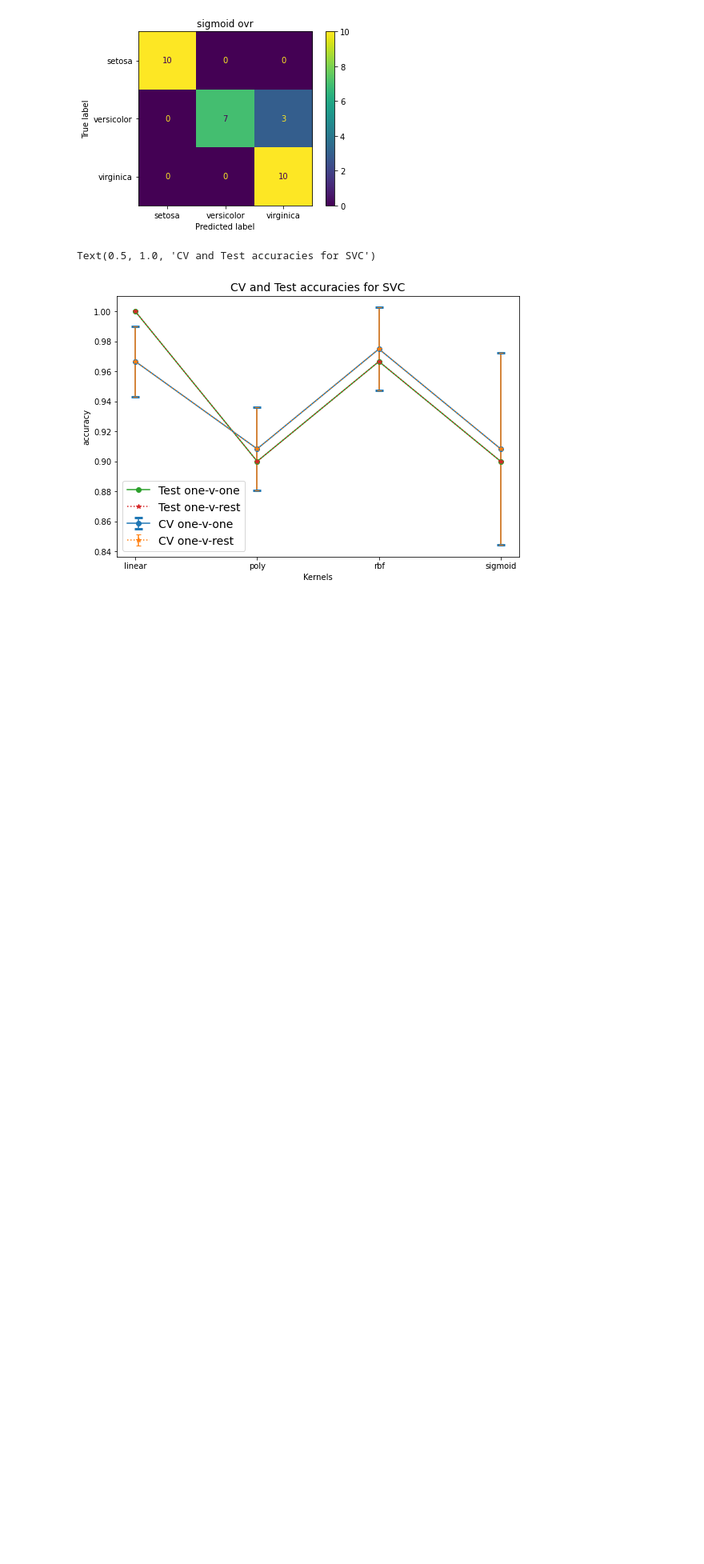
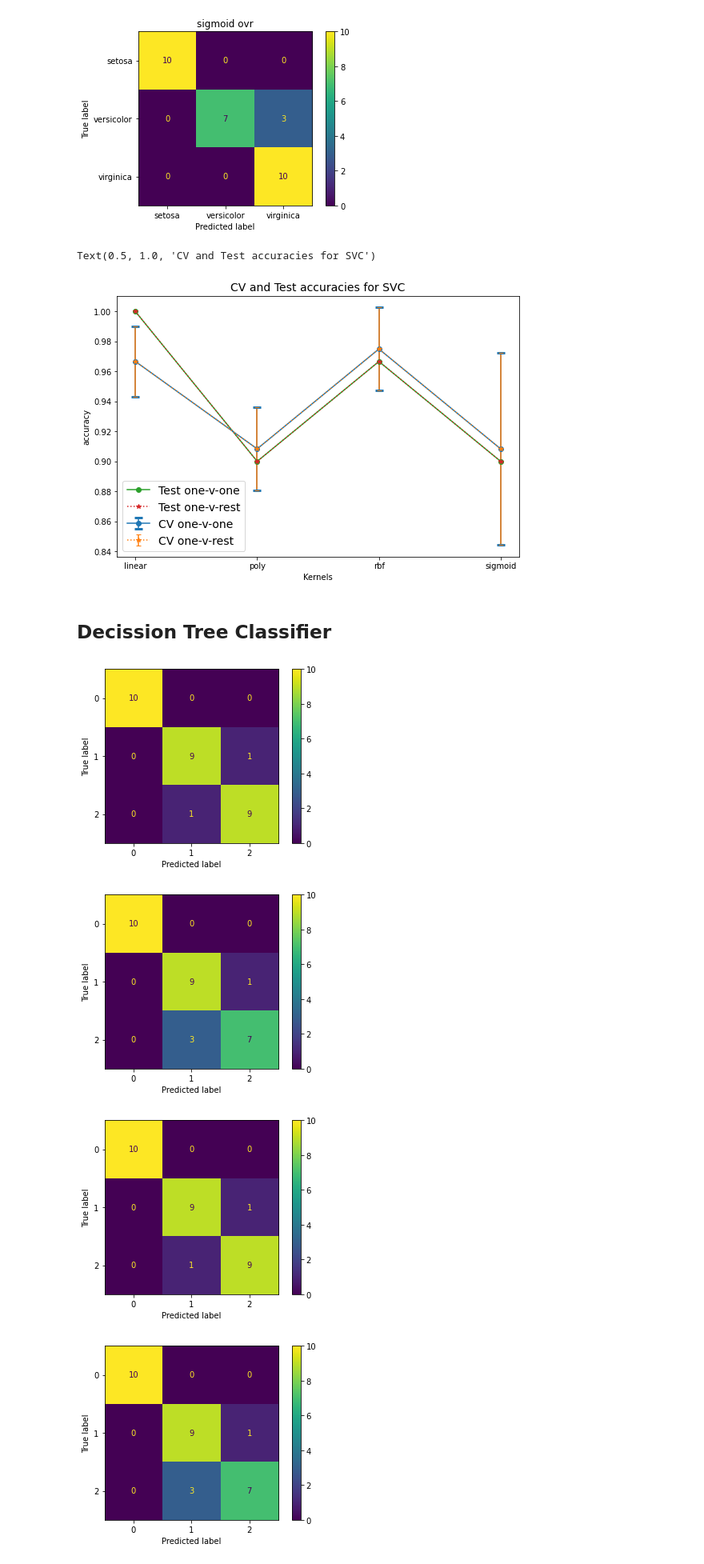
Before and after one commit to RK22000/ICE-Iris_Classification_Experiment, a Jupyter notebook: ICE_(Iris_Classification_Experiment).ipynb, the cells around one changed output. Shown at 80% size. Cells and saved outputs as stored; diff of their text form; code cells hidden in the pictures; blank space fills up the shorter version.

```diff
--- a/ICE_(Iris_Classification_Experiment).ipynb
+++ b/ICE_(Iris_Classification_Experiment).ipynb
@@ -155,8 +155,12 @@ np.random.seed(42)
 # Try again with test set size 25 = 1/6 of total
 
 # 25, 25, 25, 25, 25, 25
-
-train_size = 40 # 80% train data
+# Total size = 150
+# Test size = 30
+# Cross validation folds = 30, 30, [30], 30
+# Samples from each class = 40
+cross_val_folds = 4
+train_size = 40
 train, test = Dset([],[]), Dset([],[])
 for base in [0, 50, 100]:
     train_idx = set(np.random.choice(50, train_size, replace=False))
@@ -204,7 +208,7 @@ devUniform, devDist = [], []
 for n in n_neighbors:
     for i, w in enumerate(["uniform", "distance"]):
         clf = neighbors.KNeighborsClassifier(n_neighbors=n, weights=w)
-        scores = cross_val_score(clf, train.x, train.y, cv=4) # 135 = 3*3*3*5 = 9*15
+        scores = cross_val_score(clf, train.x, train.y, cv=cross_val_folds) # 135 = 3*3*3*5 = 9*15
         clf.fit(train.x, train.y)
         preds = clf.predict(test.x)
         ConfusionMatrixDisplay.from_predictions(
@@ -288,7 +292,7 @@ for kernel in kernels:
                 decision_function_shape=shp
                 )
             )
-        cv_scores = cross_val_score(clf, train.x, train.y, cv=4)
+        cv_scores = cross_val_score(clf, train.x, train.y, cv=cross_val_folds)
         clf.fit(train.x, train.y)
         ts_score = clf.score(test.x, test.y)
         ts_acc[i].append(ts_score)
@@ -333,3 +337,44 @@ plt.title("CV and Test accuracies for SVC", fontsize=14)
 # %% [output]
 Text(0.5, 1.0, 'CV and Test accuracies for SVC')
 [figure]
+# %% [markdown]
+## Decission Tree Classifier
+# %%
+from sklearn import tree
+from sklearn.model_selection import cross_val_score
+
+# criterion{“gini”, “entropy”, “log_loss”},
+# splitter{“best”, “random”}
+crit = "gini, entropy".split(", ")
+splt = "best, random".split(", ")
+best_cv_clf = None
+best_cv_acc = 0
+title = ""
+ts_acc = [[],[]]
+cv_acc = [[],[]]
+cv_dev = [[], []]
+
+for cri in crit:
+    for i, sp in enumerate(splt):
+        clf = tree.DecisionTreeClassifier(random_state=42, criterion=cri, splitter=sp)
+        cv_score = cross_val_score(clf, train.x, train.y)
+        cv_acc[i].append(cv_score.mean())
+        cv_dev[i].append(cv_score.std())
+        clf = clf.fit(train.x, train.y)
+        ConfusionMatrixDisplay.from_estimator(clf, test.x, test.y)
+        plt.show()
+        ts_score = clf.score(test.x, test.y)
+        ts_acc[i].append(ts_score)
+        if cv_score.mean() > best_cv_acc:
+            best_cv_clf = clf
+            title = f"{cri} criteria with {sp} split"
+
+plt.figure(figsize=(13, 10))
+tree.plot_tree(best_cv_clf, feature_names=iris.feature_names, class_names=iris.target_names)
+plt.title(title)
+None
+# %% [output]
+[figure, added]
+[figure, added]
+[figure, added]
+[figure, added]
```
Also changed, not shown: parts of 5 cells of this notebook.
